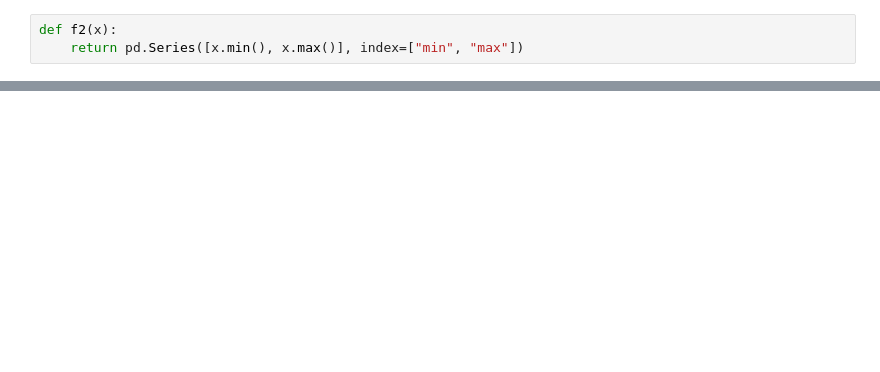
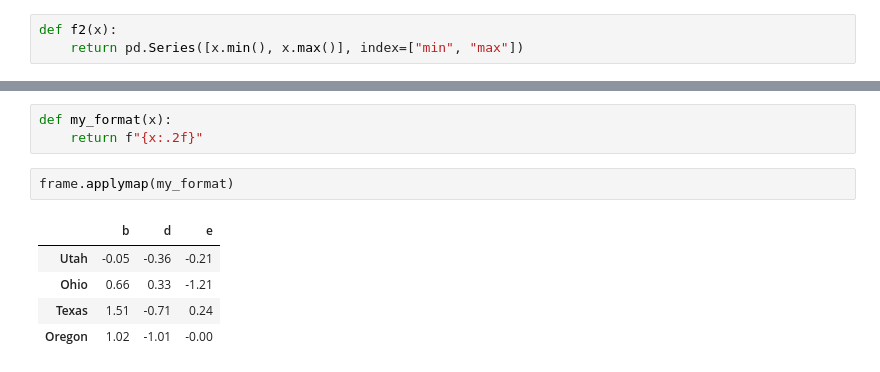
Before and after one commit to jflisazo/python, a Jupyter notebook: ch03.ipynb, the cells around one changed output, grey strips where cells are left out. Saved outputs shown, nothing was run; the diff lists cells and outputs as text; blank space fills up the shorter version.

```diff
--- a/ch03.ipynb
+++ b/ch03.ipynb
@@ -489,0 +490,11 @@ frame.apply(f2)
+# %%
+def my_format(x):
+    return f"{x:.2f}"
+# %%
+frame.applymap(my_format)
+# %% [output]
+|  | b | d | e |
+| Utah | -0.05 | -0.36 | -0.21 |
+| Ohio | 0.66 | 0.33 | -1.21 |
+| Texas | 1.51 | -0.71 | 0.24 |
+| Oregon | 1.02 | -1.01 | -0.00 |
```
Also changed, not shown: parts of 10 cells of this notebook.
